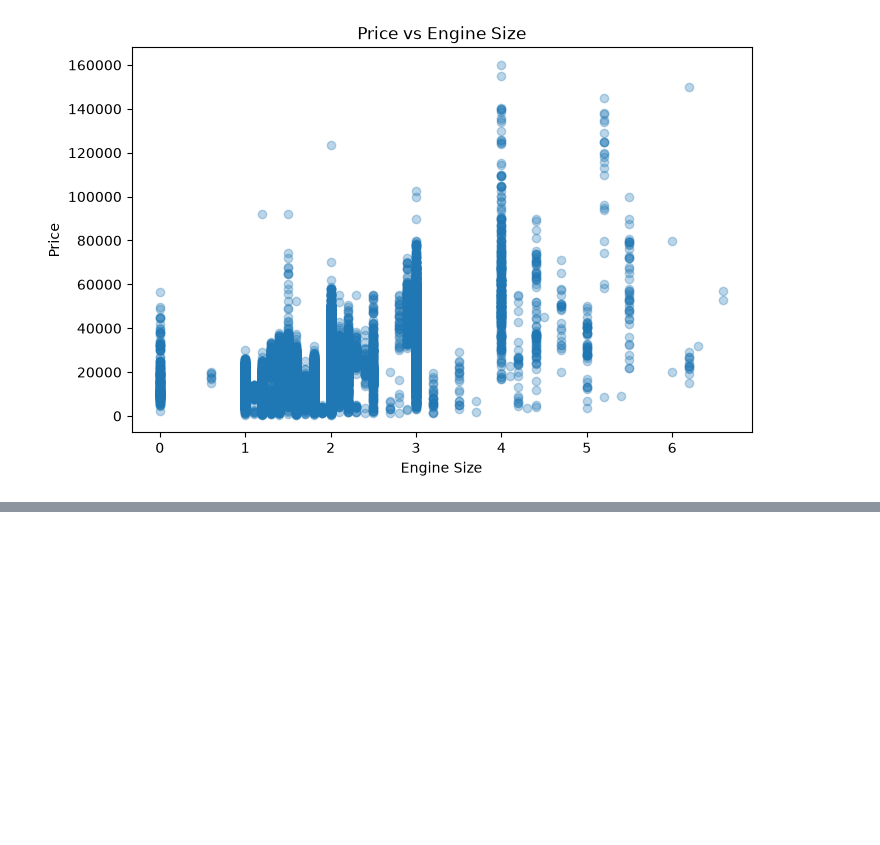
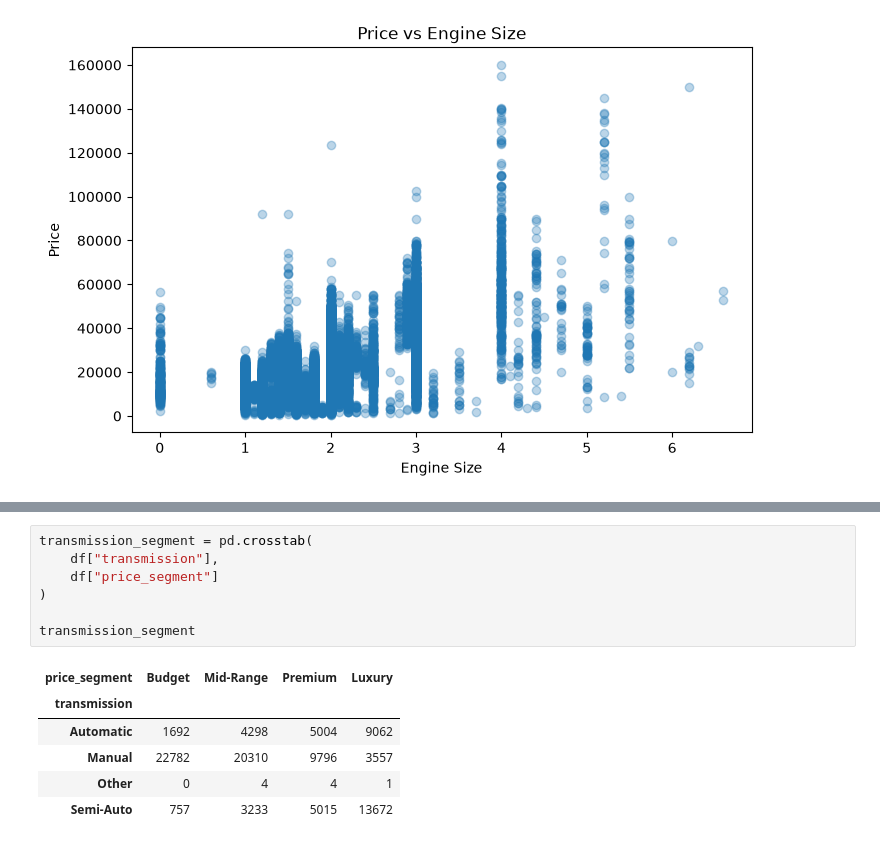
Before and after one commit to niteshbairwa185-pixel/automobile-intelligent-system, a Jupyter notebook: notebooks/02_EDA.ipynb, the cells around one changed output, grey strips where cells are left out. Saved outputs shown, nothing was run; the diff lists cells and outputs as text; blank space fills up the shorter version.

```diff
--- a/notebooks/02_EDA.ipynb
+++ b/notebooks/02_EDA.ipynb
@@ -268,0 +279,14 @@ plt.show()
+# %%
+transmission_segment = pd.crosstab(
+    df["transmission"],
+    df["price_segment"]
+)
+
+transmission_segment
+# %% [output]
+| price_segment | Budget | Mid-Range | Premium | Luxury |
+| transmission |  |  |  |  |
+| Automatic | 1692 | 4298 | 5004 | 9062 |
+| Manual | 22782 | 20310 | 9796 | 3557 |
+| Other | 0 | 4 | 4 | 1 |
+| Semi-Auto | 757 | 3233 | 5015 | 13672 |
```
Also changed, not shown: parts of 3 cells of this notebook.
